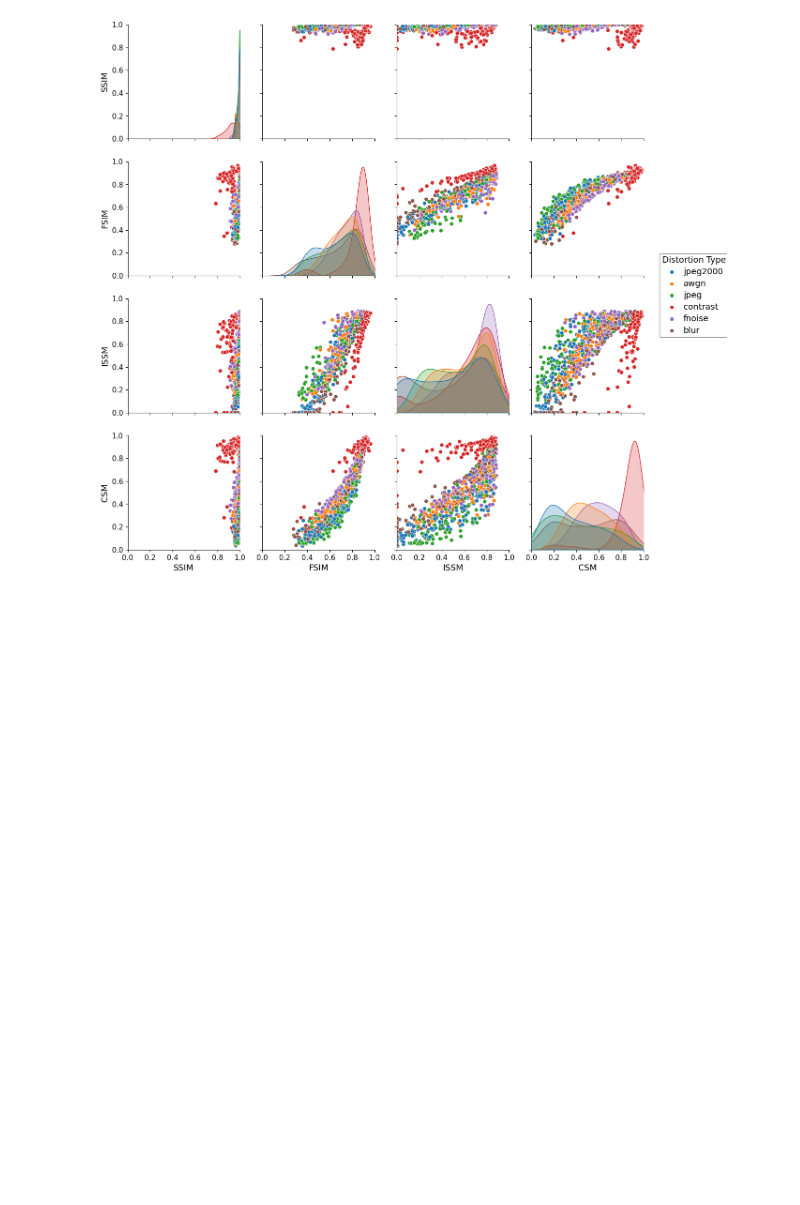
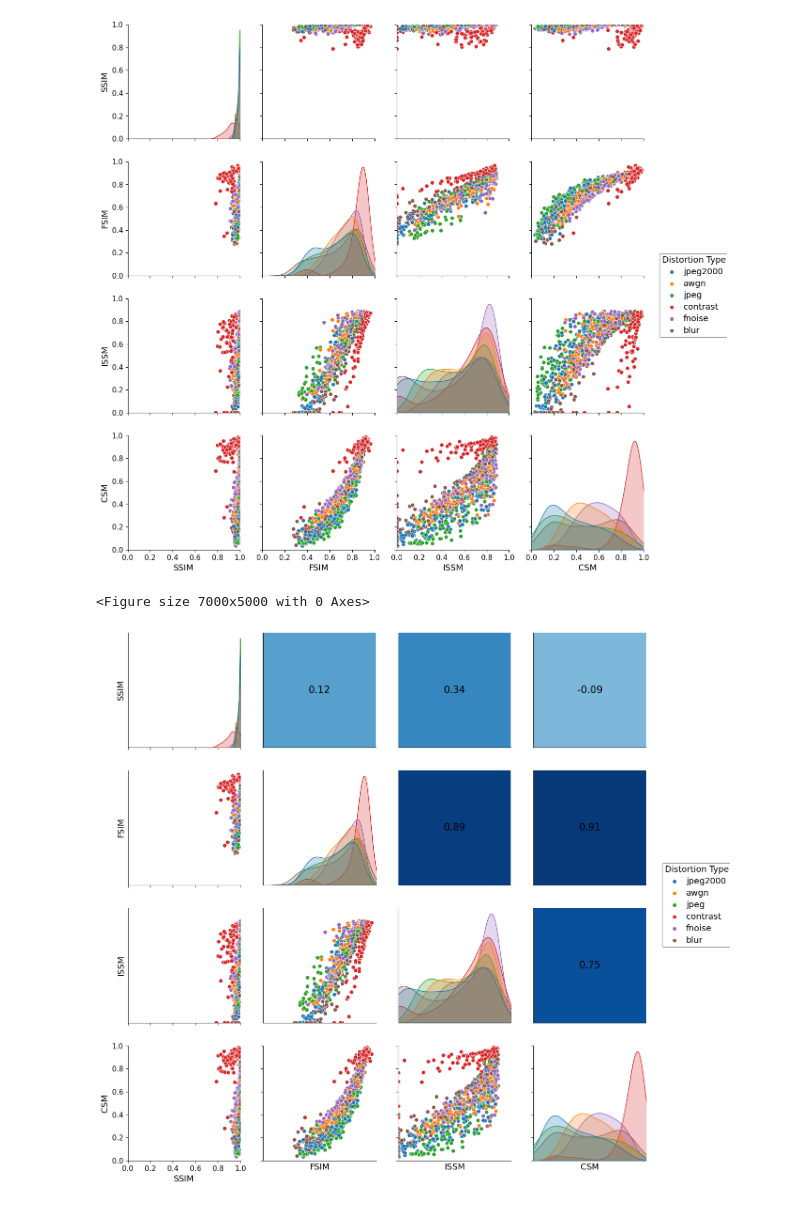
Before and after one commit to safouaneelg/copulasimilarity, a Jupyter notebook: CSIQ_eval.ipynb, the cells around one changed output. Cells and saved outputs as stored; diff of their text form; code cells hidden in the pictures; blank space fills up the shorter version.

```diff
--- a/CSIQ_eval.ipynb
+++ b/CSIQ_eval.ipynb
@@ -239,3 +292,67 @@ plt.show()
 # %% [output]
 <Figure size 7000x5000 with 0 Axes>
 [figure]
+# %%
+import seaborn as sns
+import numpy as np
+import matplotlib.pyplot as plt
+from matplotlib.colors import Normalize
+from matplotlib import cm
+
+# Create the pairplot
+plt.figure(figsize=(70, 50))
+g = sns.pairplot(df, hue='distortion_type', height=3)
+
+# Create a colormap for the correlation values (blue shades)
+cmap = cm.get_cmap('Blues')
+norm = Normalize(vmin=-1, vmax=1)
+
+# Replace upper triangle scatter plots with color-filled boxes and correlation coefficients
+for i, j in zip(*np.triu_indices_from(g.axes, 1)):  # 1 for upper triangle
+    # Clear the scatter plot
+    g.axes[i, j].cla()  # Clear the axis
+
+    # Calculate correlation
+    corr = df[df.columns[i]].corr(df[df.columns[j]])
+
+    # Fill the background with a color corresponding to the correlation value
+    g.axes[i, j].set_facecolor(cmap(norm(corr)))
+
+    # Annotate with correlation value
+    g.axes[i, j].annotate(f'{corr:.2f}', xy=(0.5, 0.5),
+                          xycoords='axes fraction',
+                          ha='center', va='center', fontsize=15, color='black')
+
+    # Remove axis ticks and labels
+    g.axes[i, j].set_xticks([])
+    g.axes[i, j].set_yticks([])
+    g.axes[i, j].set_xlabel('')
+    g.axes[i, j].set_ylabel('')
+
+# Set limits, labels, and font sizes for scatter plots in the lower triangle
+for ax in g.axes.flat:
+    ax.set_ylim(0, 1)
+    ax.set_xlim(0, 1)
+    ax.tick_params(axis='both', labelsize=11)
+    ax.set_xlabel(ax.get_xlabel(), fontsize=13)
+    ax.set_ylabel(ax.get_ylabel(), fontsize=13)
+
+# Adjust legend styling
+g._legend.set_title('Distortion Type', prop={'size': 13})
+for label in g._legend.get_texts():
+    label.set_fontsize(13)
+
+g._legend.set_bbox_to_anchor((1.03, 0.5))
+g._legend.set_frame_on(True)
+g._legend.get_frame().set_facecolor('none')
+g._legend.get_frame().set_edgecolor('grey')
+
+# Adjust subplot layout
+plt.subplots_adjust(wspace=0.2, hspace=0.20)
+
+# Save and show the plot
+plt.savefig('similarity_scores_by_distortion_type.pdf', format='pdf', bbox_inches='tight')
+plt.show()
+# %% [output]
+<Figure size 7000x5000 with 0 Axes>
+[figure, added]
```
Also changed, not shown: parts of 3 cells of this notebook.
